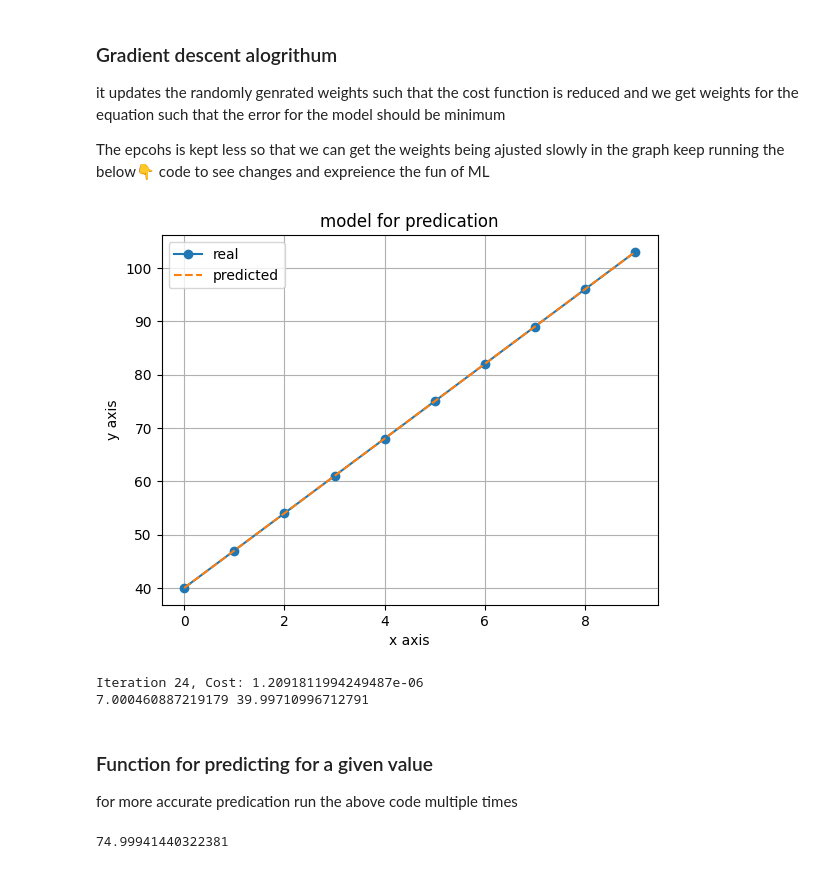
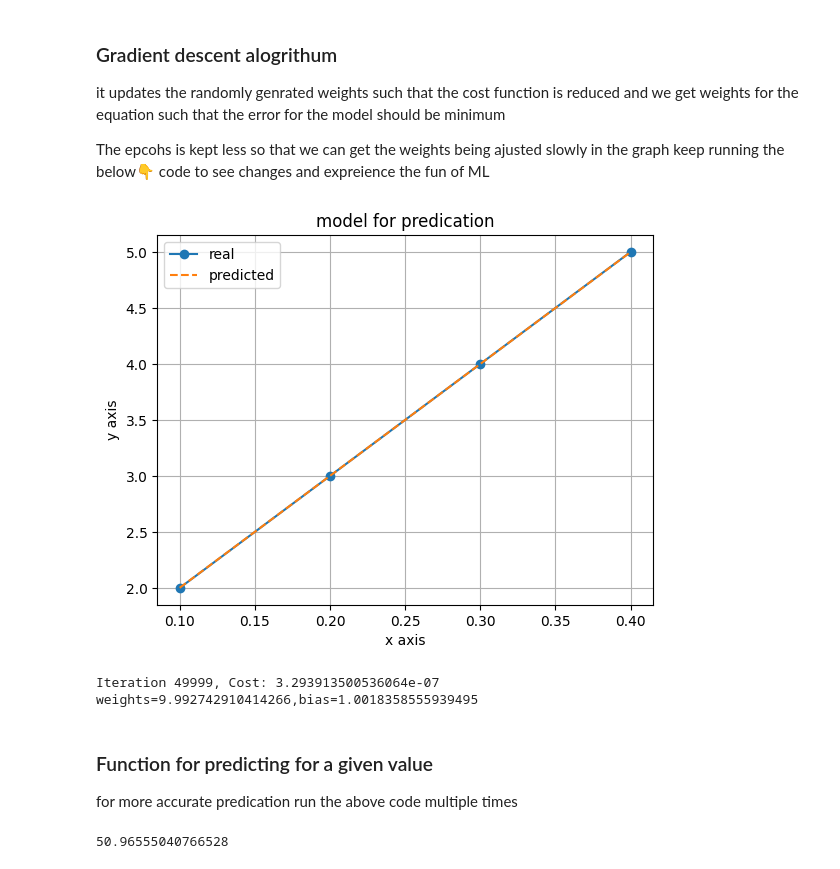
Before and after one commit to AbhijeetJ-512/ML, a Jupyter notebook: ml/linear.ipynb, the cells around one changed output. Drawn from its saved outputs; the diff is of its cells as text; code cells hidden in the pictures.

```diff
--- a/ml/linear.ipynb
+++ b/ml/linear.ipynb
@@ -7,9 +7,9 @@ import matplotlib.pyplot as plt
 loading a data for a given equation 2x+1 as output and genrating weights randomly for it for predication
 # %%
 x_data=[x for x in  range(10)]
-y_data=[7*x+40 for x in  range(10)]
-x_data=np.array(x_data)
-y_data=np.array(y_data)
+y_data=[2*x+1 for x in  range(10)]
+x_data=np.array([0.1,0.2,0.3,0.4])
+y_data=np.array([2,3,4,5])
 print(x_data,y_data)
 print(x_data.shape)
 print(y_data.shape)
@@ -69,23 +60,22 @@ The epcohs is kept less so that we can get the weights being ajusted slowly in t
 keep running the below👇 code to see changes and expreience the fun of ML
 # %%
 m = len(x_data)
-epochs=25
+epochs=50000
 for iteration in range(epochs):
     predictions = b + w1 * x_data
     error = predictions - y_data
     df_b = (1 / m) * np.sum(error)
     df_w = (1 / m) * np.sum(error * x_data)
     b -= learning_rate * df_b
     w1 -= learning_rate * df_w
     cost = cost_function(x_data, y_data, w1, b)
 plotting()
 print(f"Iteration {iteration}, Cost: {cost}")
-
-print(w1,b)
+print(f"weights={w1},bias={b}")
 # %% [output]
-[figure, old version]
+[figure, new version]
-Iteration 24, Cost: 1.2091811994249487e-06
-7.000460887219179 39.99710996712791
+Iteration 49999, Cost: 3.293913500536064e-07
+weights=9.992742910414266,bias=1.0018358555939495
 # %% [markdown]
 ### Function for predicting for a given value
 
@@ -95,4 +85,4 @@ def predict(x):
     return w1*x+b
 predict(5)
 # %% [output]
-74.99941440322381
+50.96555040766528
```
Also changed, not shown: parts of 4 cells of this notebook, 1 other file.
